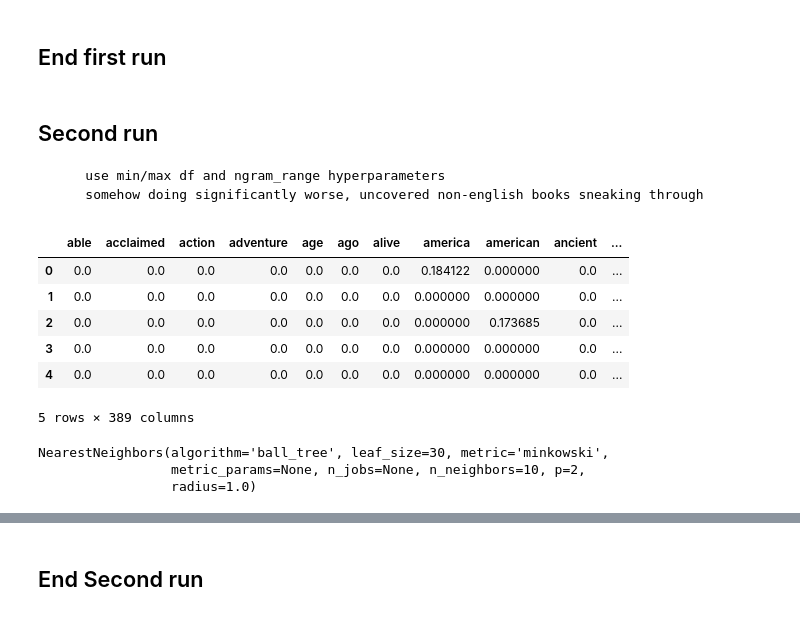
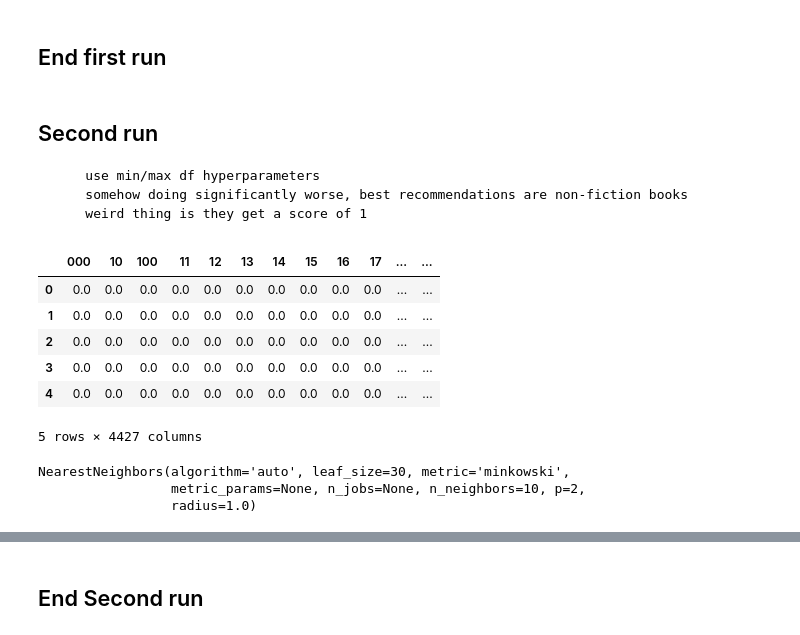
Before and after one commit to noreallyimfine/Bookfinder, a Jupyter notebook: book-data-dive-1.ipynb, the cells around one changed output, grey strips where cells are left out. Saved outputs shown, nothing was run; the diff lists cells and outputs as text; code cells hidden in the pictures.

```diff
--- a/book-data-dive-1.ipynb
+++ b/book-data-dive-1.ipynb
@@ -376,31 +369,32 @@ Name: 10116, dtype: object
 ## End first run
 # %% [markdown]
 ## Second run
-        use min/max df and ngram_range hyperparameters
-        somehow doing significantly worse, uncovered non-english books sneaking through
+        use min/max df hyperparameters
+        somehow doing significantly worse, best recommendations are non-fiction books
+        weird thing is they get a score of 1
 # %%
-vect = TfidfVectorizer(stop_words='english', min_df=0.025, max_df=0.975)
+vect = TfidfVectorizer(stop_words='english', min_df=0.0025, max_df=0.9975)
 data = [''.join(x) for x in df['text']]
 data
 vect.fit(data)
 sparse = vect.transform(data)
 
 dtm = pd.DataFrame(sparse.todense(), columns=vect.get_feature_names())
 
 dtm.head()
 # %% [output]
-|  | able | acclaimed | action | adventure | age | ago | alive | america | american | ancient | ... |
-| 0 | 0.0 | 0.0 | 0.0 | 0.0 | 0.0 | 0.0 | 0.0 | 0.184122 | 0.000000 | 0.0 | ... |
-| 1 | 0.0 | 0.0 | 0.0 | 0.0 | 0.0 | 0.0 | 0.0 | 0.000000 | 0.000000 | 0.0 | ... |
-| 2 | 0.0 | 0.0 | 0.0 | 0.0 | 0.0 | 0.0 | 0.0 | 0.000000 | 0.173685 | 0.0 | ... |
-| 3 | 0.0 | 0.0 | 0.0 | 0.0 | 0.0 | 0.0 | 0.0 | 0.000000 | 0.000000 | 0.0 | ... |
-| 4 | 0.0 | 0.0 | 0.0 | 0.0 | 0.0 | 0.0 | 0.0 | 0.000000 | 0.000000 | 0.0 | ... |
+|  | 000 | 10 | 100 | 11 | 12 | 13 | 14 | 15 | 16 | 17 | ... | ... |
+| 0 | 0.0 | 0.0 | 0.0 | 0.0 | 0.0 | 0.0 | 0.0 | 0.0 | 0.0 | 0.0 | ... | ... |
+| 1 | 0.0 | 0.0 | 0.0 | 0.0 | 0.0 | 0.0 | 0.0 | 0.0 | 0.0 | 0.0 | ... | ... |
+| 2 | 0.0 | 0.0 | 0.0 | 0.0 | 0.0 | 0.0 | 0.0 | 0.0 | 0.0 | 0.0 | ... | ... |
+| 3 | 0.0 | 0.0 | 0.0 | 0.0 | 0.0 | 0.0 | 0.0 | 0.0 | 0.0 | 0.0 | ... | ... |
+| 4 | 0.0 | 0.0 | 0.0 | 0.0 | 0.0 | 0.0 | 0.0 | 0.0 | 0.0 | 0.0 | ... | ... |
-5 rows × 389 columns
+5 rows × 4427 columns
 # %%
-nn = NearestNeighbors(n_neighbors=10, algorithm='ball_tree')
+nn = NearestNeighbors(n_neighbors=10, algorithm='auto')
 nn.fit(dtm)
 # %% [output]
-NearestNeighbors(algorithm='ball_tree', leaf_size=30, metric='minkowski',
+NearestNeighbors(algorithm='auto', leaf_size=30, metric='minkowski',
                  metric_params=None, n_jobs=None, n_neighbors=10, p=2,
                  radius=1.0)
 # %%
```
Also changed, not shown: parts of 9 cells of this notebook.
